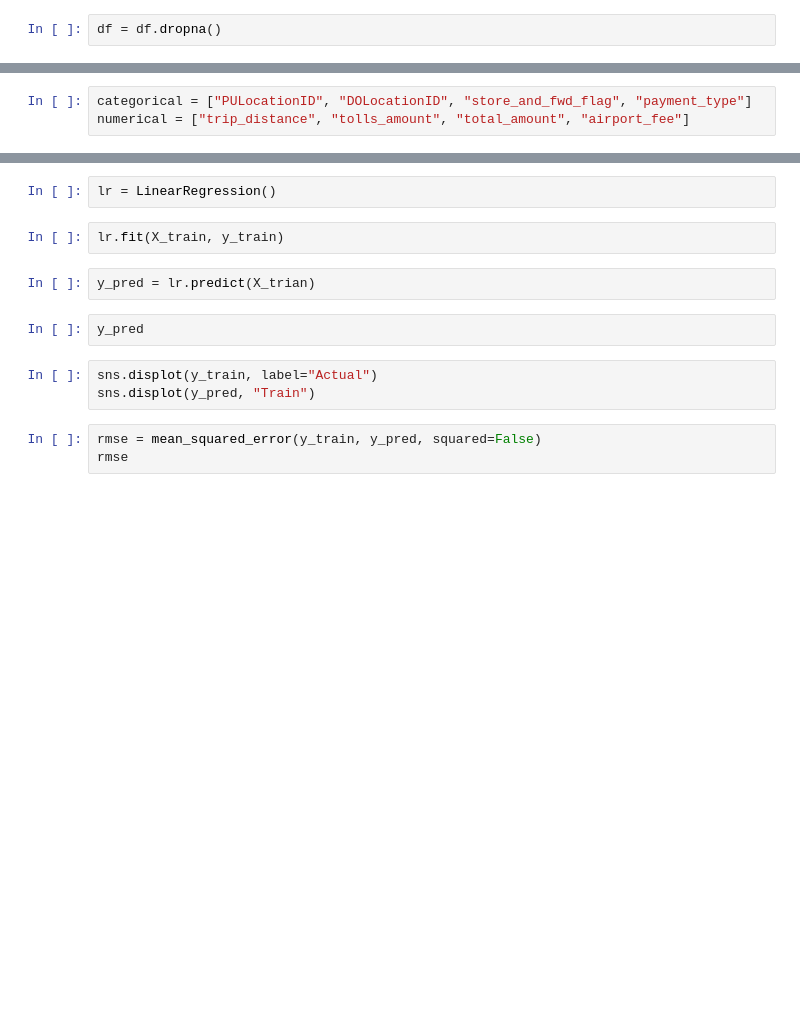
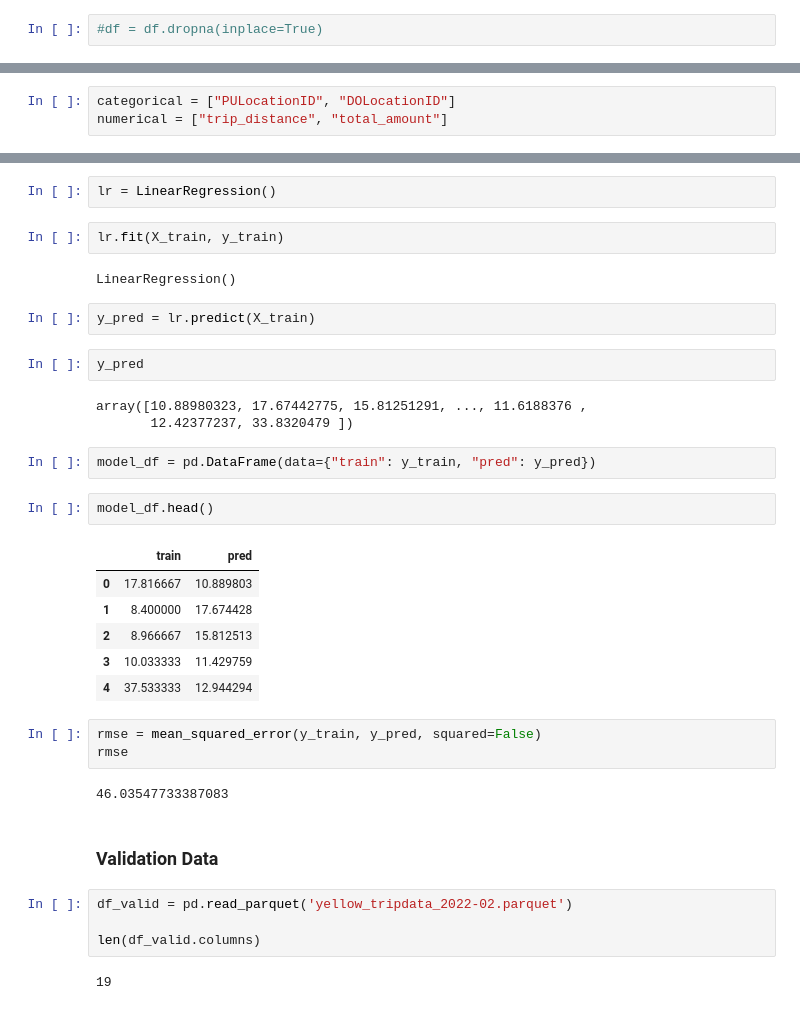
Before and after one commit to sina14/mlops-camp, a Jupyter notebook: module-01.ipynb, the cells around one changed output, grey strips where cells are left out. Saved outputs shown, nothing was run; the diff lists cells and outputs as text; blank space fills up the shorter version.

```diff
--- a/module-01.ipynb
+++ b/module-01.ipynb
@@ -150,2 +164,2 @@ pd.get_dummies(df).shape[1] - df.iloc[:, :-1].shape[1]
 # %%
-df = df.dropna()
+#df = df.dropna(inplace=True)
@@ -152,6 +186,6 @@ df = df.dropna()
 # %%
-categorical = ["PULocationID", "DOLocationID", "store_and_fwd_flag", "payment_type"]
-numerical = ["trip_distance", "tolls_amount", "total_amount", "airport_fee"]
+categorical = ["PULocationID", "DOLocationID"]
+numerical = ["trip_distance", "total_amount"]
 # %%
 df[categorical] = df[categorical].astype(str)
 # %%
@@ -186,13 +222,36 @@ y_train
 lr = LinearRegression()
 # %%
 lr.fit(X_train, y_train)
+# %% [output]
+LinearRegression()
 # %%
-y_pred = lr.predict(X_trian)
+y_pred = lr.predict(X_train)
 # %%
 y_pred
+# %% [output]
+array([10.88980323, 17.67442775, 15.81251291, ..., 11.6188376 ,
+       12.42377237, 33.8320479 ])
 # %%
-sns.displot(y_train, label="Actual")
-sns.displot(y_pred, "Train")
+model_df = pd.DataFrame(data={"train": y_train, "pred": y_pred})
+# %%
+model_df.head()
+# %% [output]
+|  | train | pred |
+| 0 | 17.816667 | 10.889803 |
+| 1 | 8.400000 | 17.674428 |
+| 2 | 8.966667 | 15.812513 |
+| 3 | 10.033333 | 11.429759 |
+| 4 | 37.533333 | 12.944294 |
 # %%
 rmse = mean_squared_error(y_train, y_pred, squared=False)
 rmse
+# %% [output]
+46.03547733387083
+# %% [markdown]
+### Validation Data
+# %%
+df_valid = pd.read_parquet('yellow_tripdata_2022-02.parquet')
+
+len(df_valid.columns)
+# %% [output]
+19
```
Also changed, not shown: parts of 19 cells of this notebook, 1 other file.
